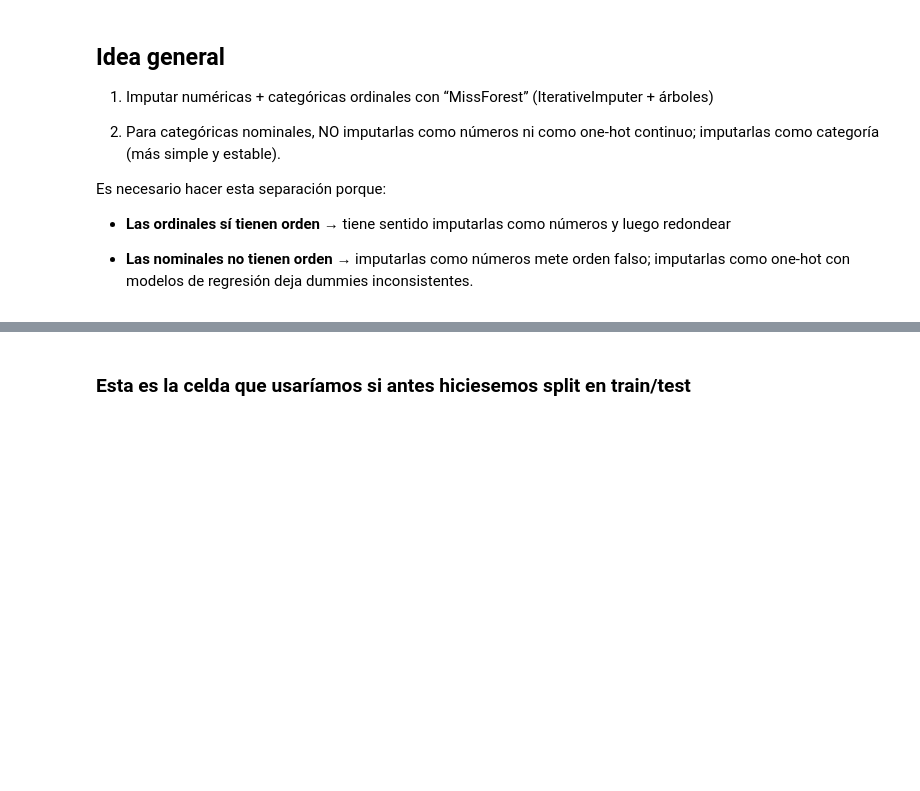
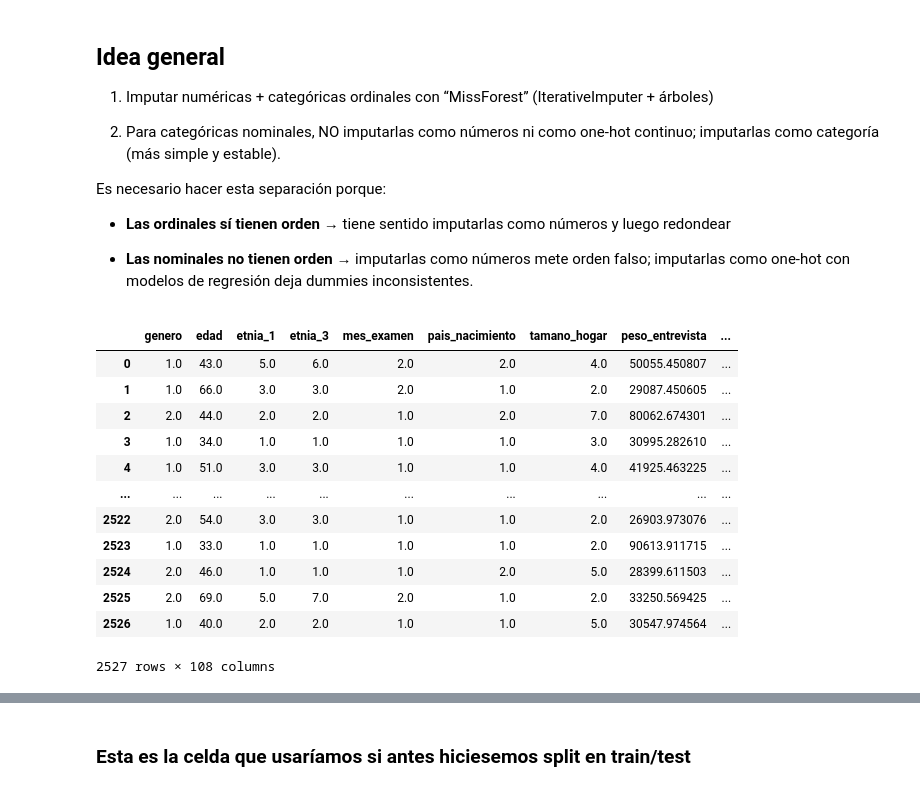
Before and after one commit to pmars21/hypertension_management_AI_driven_tool, a Jupyter notebook: missForest_imp_tfm.ipynb, the cells around one changed output, grey strips where cells are left out. Saved outputs shown, nothing was run; the diff lists cells and outputs as text; code cells hidden in the pictures; blank space fills up the shorter version.

```diff
--- a/missForest_imp_tfm.ipynb
+++ b/missForest_imp_tfm.ipynb
@@ -42,8 +42,22 @@ import joblib
 pd.set_option('display.max_columns', None)
 #pd.set_option('display.max_rows', None)
 # %%
-df = pd.read_csv('', delimiter=';')
+df = pd.read_csv('data/full_dataset.csv')
 df
+# %% [output]
+|  | genero | edad | etnia_1 | etnia_3 | mes_examen | pais_nacimiento | tamano_hogar | peso_entrevista | ... |
+| 0 | 1.0 | 43.0 | 5.0 | 6.0 | 2.0 | 2.0 | 4.0 | 50055.450807 | ... |
+| 1 | 1.0 | 66.0 | 3.0 | 3.0 | 2.0 | 1.0 | 2.0 | 29087.450605 | ... |
+| 2 | 2.0 | 44.0 | 2.0 | 2.0 | 1.0 | 2.0 | 7.0 | 80062.674301 | ... |
+| 3 | 1.0 | 34.0 | 1.0 | 1.0 | 1.0 | 1.0 | 3.0 | 30995.282610 | ... |
+| 4 | 1.0 | 51.0 | 3.0 | 3.0 | 1.0 | 1.0 | 4.0 | 41925.463225 | ... |
+| ... | ... | ... | ... | ... | ... | ... | ... | ... | ... |
+| 2522 | 2.0 | 54.0 | 3.0 | 3.0 | 1.0 | 1.0 | 2.0 | 26903.973076 | ... |
+| 2523 | 1.0 | 33.0 | 1.0 | 1.0 | 1.0 | 1.0 | 2.0 | 90613.911715 | ... |
+| 2524 | 2.0 | 46.0 | 1.0 | 1.0 | 1.0 | 2.0 | 5.0 | 28399.611503 | ... |
+| 2525 | 2.0 | 69.0 | 5.0 | 7.0 | 2.0 | 1.0 | 2.0 | 33250.569425 | ... |
+| 2526 | 1.0 | 40.0 | 2.0 | 2.0 | 1.0 | 1.0 | 5.0 | 30547.974564 | ... |
+2527 rows × 108 columns
 # %%
 # Para asegurar que el imputador funcione bien convertimos los valores faltantes, representados en blanco, a NaN
 df.replace("", np.nan, inplace=True)
```
Also changed, not shown: parts of 36 cells of this notebook, 3 other files.
